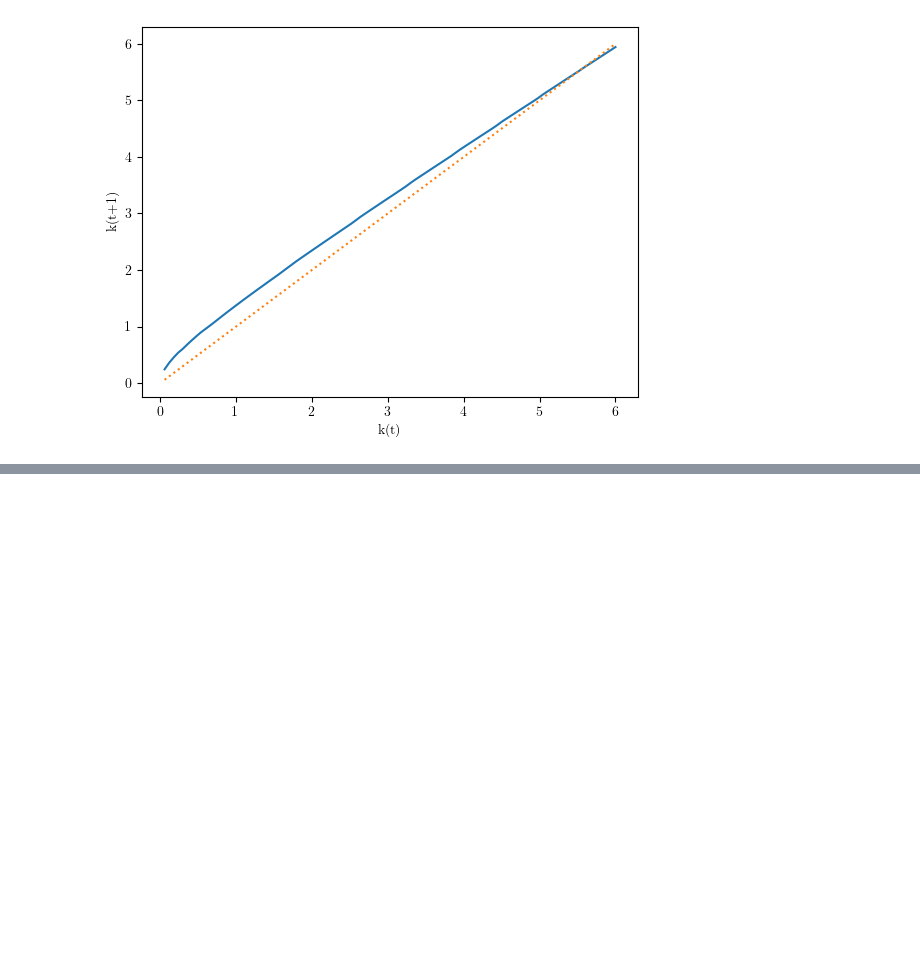
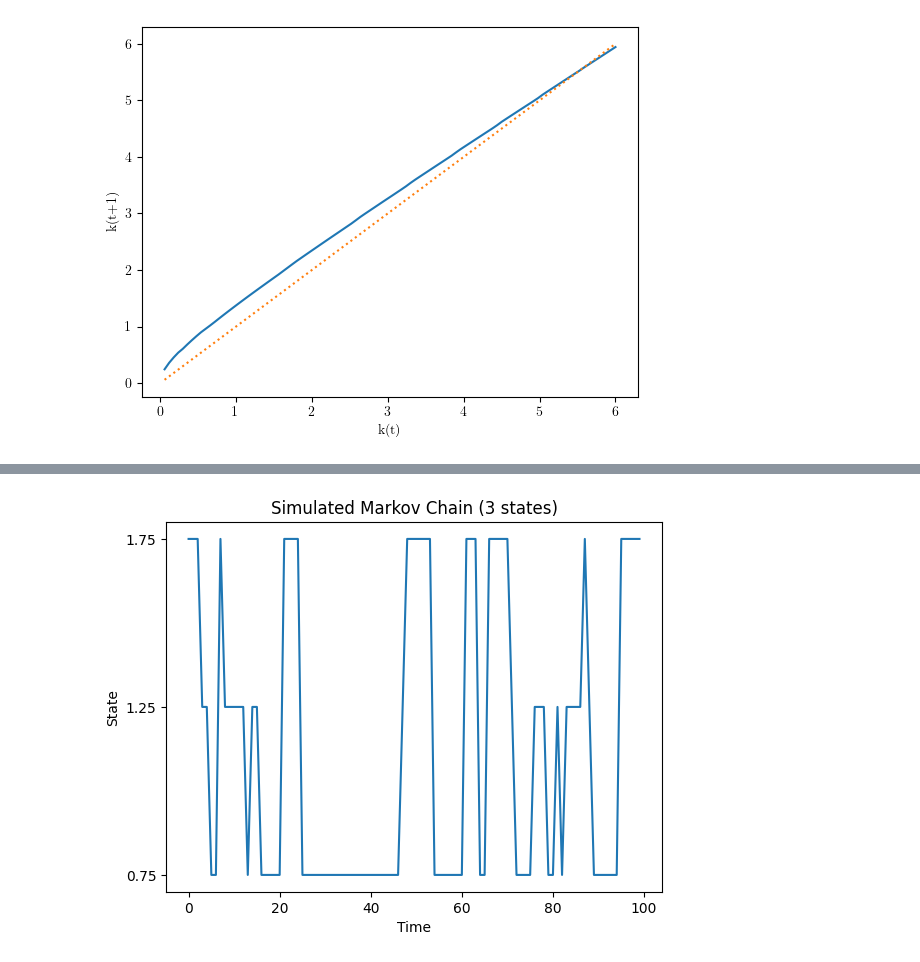
Before and after one commit to thanhqtran/tohoku_bootcamp, a Jupyter notebook: summer2023/math/simul_code.ipynb, the cells around one changed output, grey strips where cells are left out. Drawn from its saved outputs; the diff is of its cells as text; code cells hidden in the pictures; blank space fills up the shorter version.

```diff
--- a/summer2023/math/simul_code.ipynb
+++ b/summer2023/math/simul_code.ipynb
@@ -1059,0 +1162,49 @@ plt.show()
+# %%
+# 3 state Markov process
+import numpy as np
+import matplotlib.pyplot as plt
+
+A1 = 1.75
+A2 = 1.25
+A3 = 0.75
+
+p11 = 0.7
+p12 = 0.2
+p13 = 0.1
+p21 = 0.3
+p22 = 0.4
+p23 = 0.3
+p31 = 0.1
+p32 = 0.1
+p33 = 0.8
+
+# Transition matrix
+P = np.array([[p11, p12, p13], [p21, p22, p23], [p31, p32, p33]])
+
+# Simulate the Markov chain
+T = 100
+s = np.zeros(T, dtype=int)
+A = np.zeros(T)
+
+s[0] = 0
+A[0] = A1
+
+for t in range(1, T):
+    s[t] = np.random.choice([0, 1, 2], p=P[s[t-1], :])
+    if s[t] == 0:
+        A[t] = A1
+    elif s[t] == 1:
+        A[t] = A2
+    else:
+        A[t] = A3
+
+# Plot the simulated Markov chain
+plt.figure()
+plt.plot(A)
+plt.title("Simulated Markov Chain (3 states)")
+plt.xlabel("Time")
+plt.ylabel("State")
+plt.yticks([A1, A2, A3])
+plt.show()
+# %% [output]
+[figure, added]
```
Also changed, not shown: parts of 3 cells of this notebook, 9 other files.
